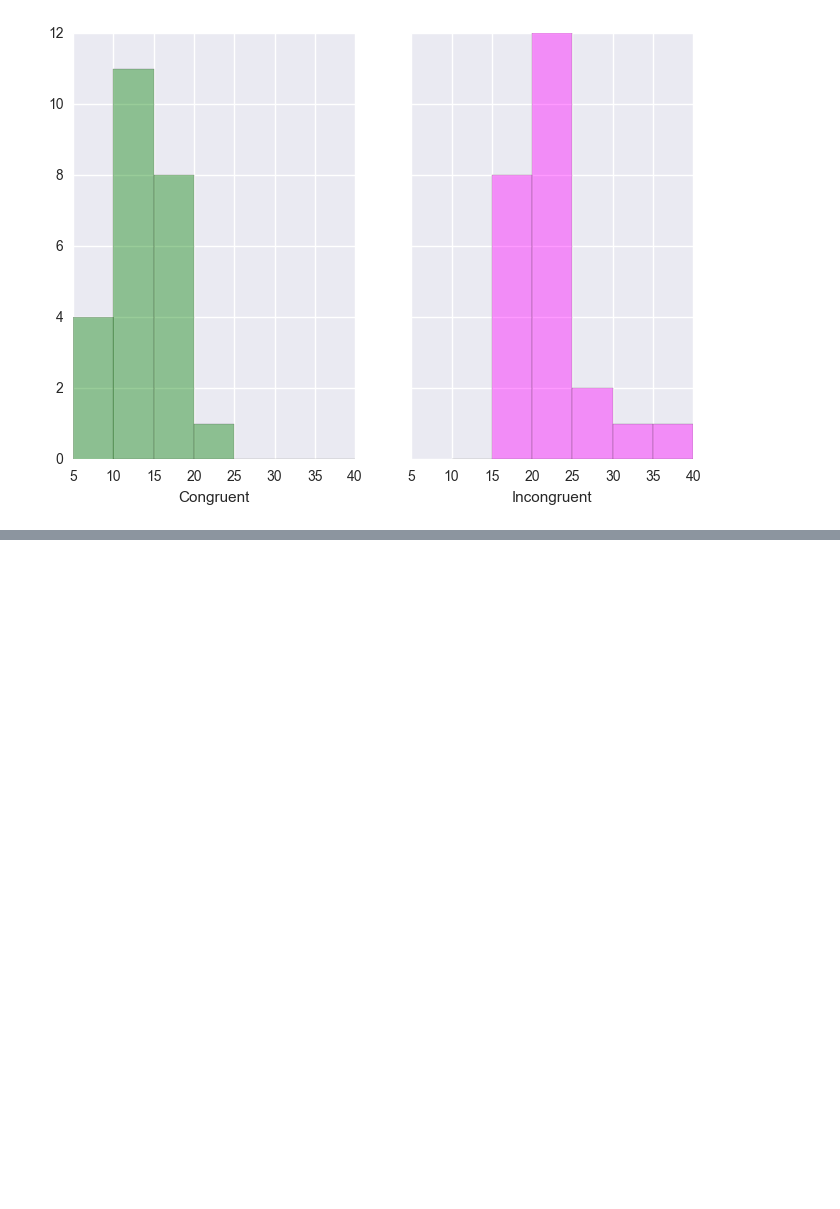
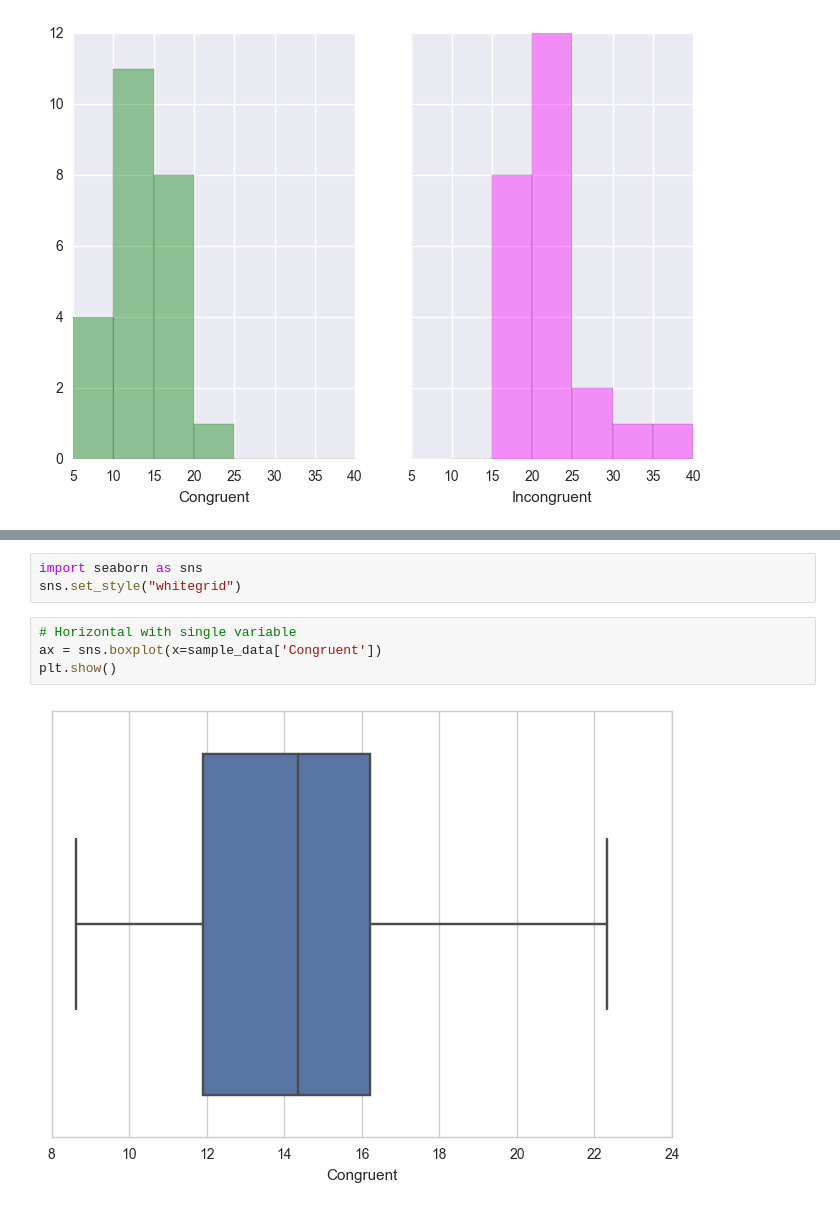
Before and after one commit to hichana/data-science-quiver, a Jupyter notebook: plotting_and_graphs.ipynb, the cells around one changed output, grey strips where cells are left out. Saved outputs shown, nothing was run; the diff lists cells and outputs as text; blank space fills up the shorter version.

```diff
--- a/plotting_and_graphs.ipynb
+++ b/plotting_and_graphs.ipynb
@@ -85,0 +92,9 @@ plt.show()
+# %%
+import seaborn as sns
+sns.set_style("whitegrid")
+# %%
+# Horizontal with single variable
+ax = sns.boxplot(x=sample_data['Congruent'])
+plt.show()
+# %% [output]
+[figure, added]
```
Also changed, not shown: parts of 5 cells of this notebook, 2 other files.
